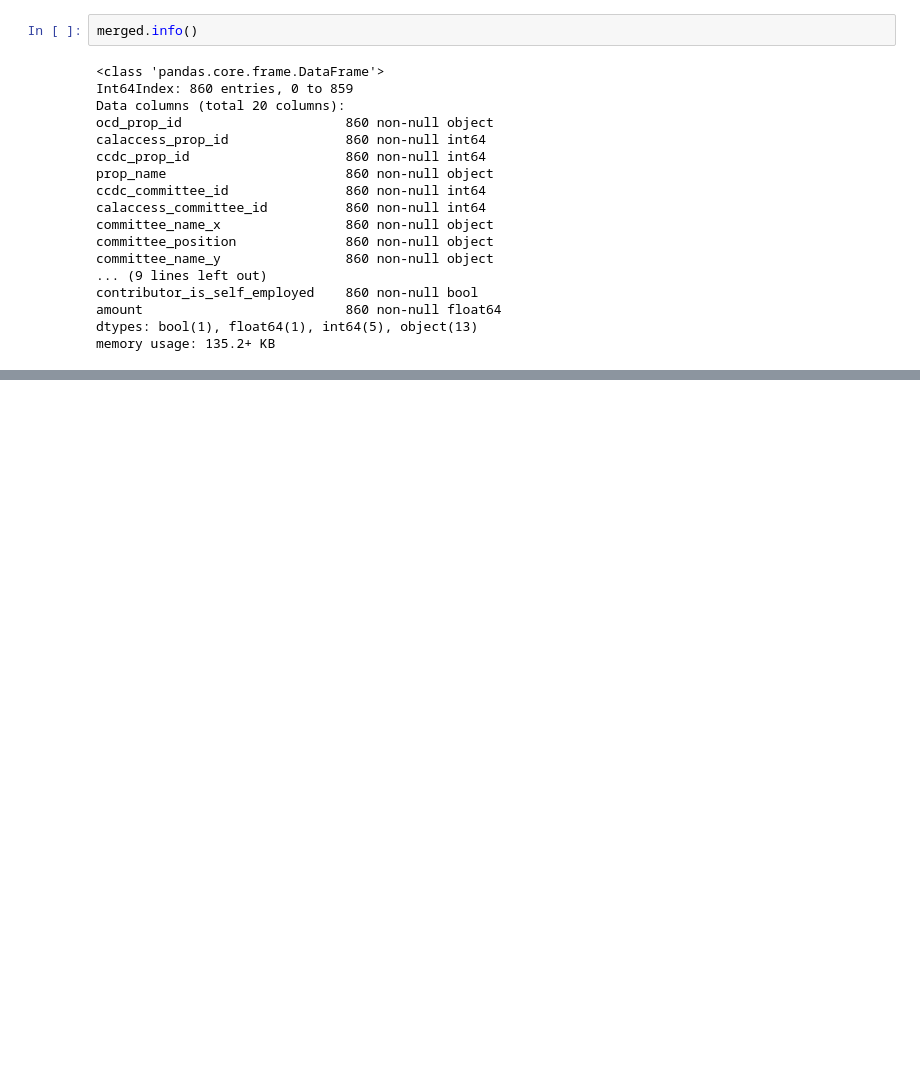
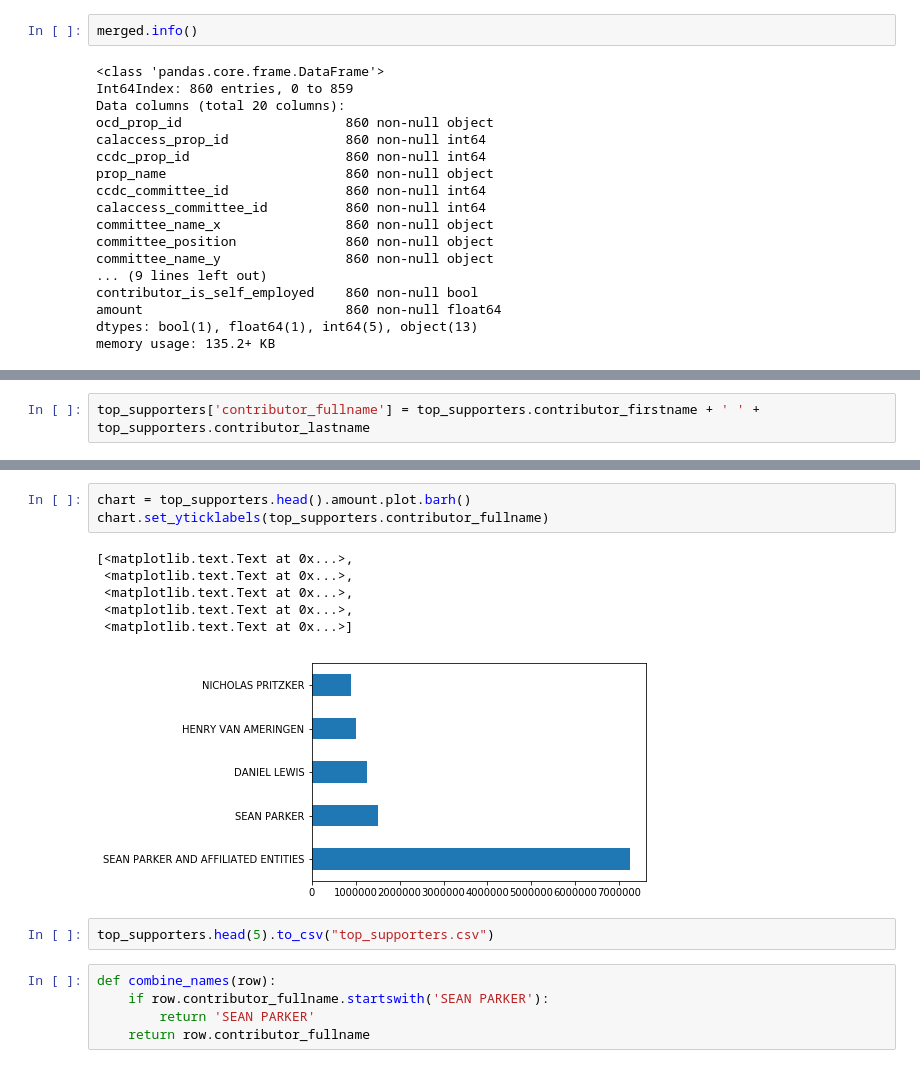
Before and after one commit to aannasw/first-python-notebook, a Jupyter notebook: module2_lessons.ipynb, the cells around one changed output, grey strips where cells are left out. Saved outputs shown, nothing was run; the diff lists cells and outputs as text; blank space fills up the shorter version.

```diff
--- a/module2_lessons.ipynb
+++ b/module2_lessons.ipynb
@@ -338,0 +378,2 @@ memory usage: 135.2+ KB
+# %%
+top_supporters['contributor_fullname'] = top_supporters.contributor_firstname + ' ' + top_supporters.contributor_lastname
@@ -338,0 +389,17 @@ memory usage: 135.2+ KB
+# %%
+chart = top_supporters.head().amount.plot.barh()
+chart.set_yticklabels(top_supporters.contributor_fullname)
+# %% [output]
+[<matplotlib.text.Text at 0x...>,
+ <matplotlib.text.Text at 0x...>,
+ <matplotlib.text.Text at 0x...>,
+ <matplotlib.text.Text at 0x...>,
+ <matplotlib.text.Text at 0x...>]
+[figure, added]
+# %%
+top_supporters.head(5).to_csv("top_supporters.csv")
+# %%
+def combine_names(row):
+    if row.contributor_fullname.startswith('SEAN PARKER'):
+        return 'SEAN PARKER'
+    return row.contributor_fullname
```
Also changed, not shown: parts of 12 cells of this notebook.
